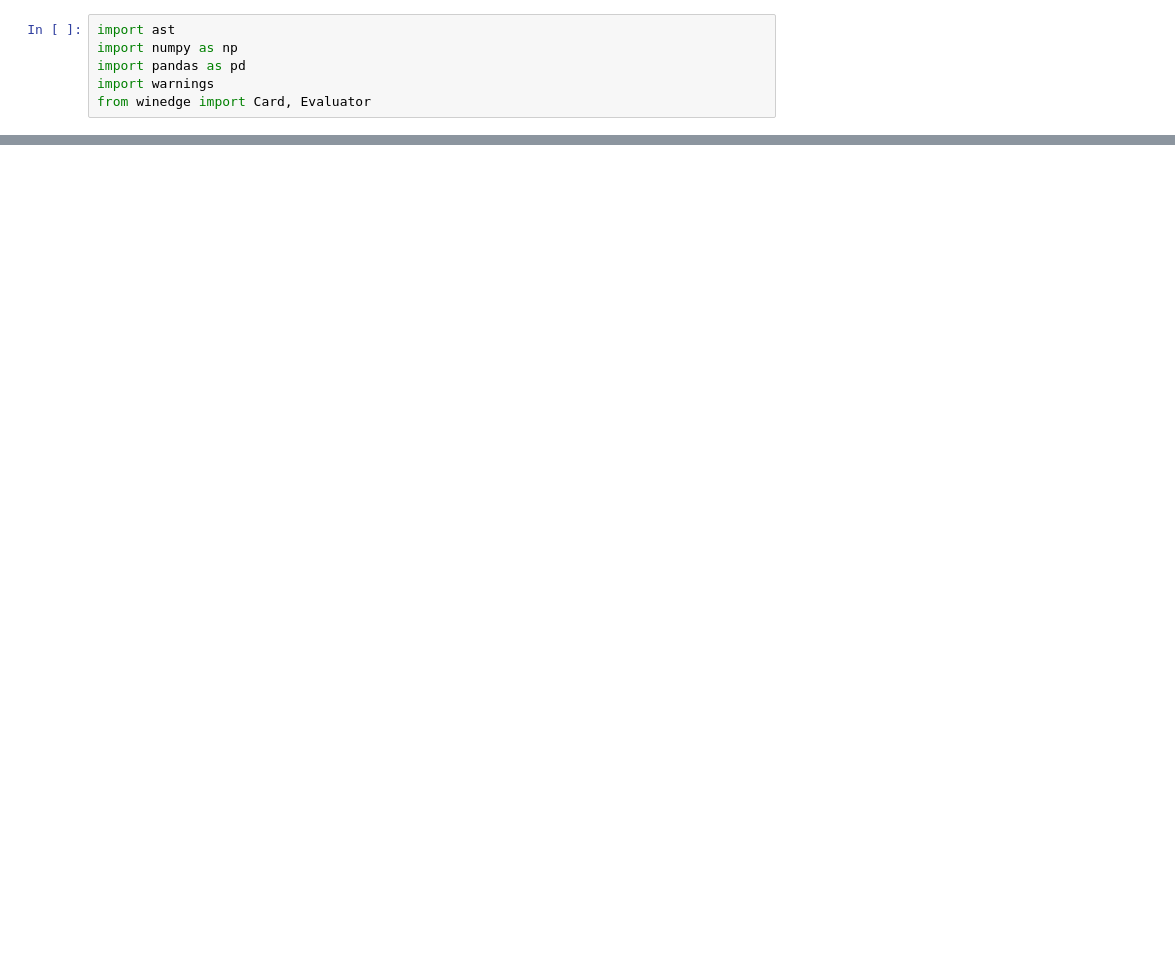
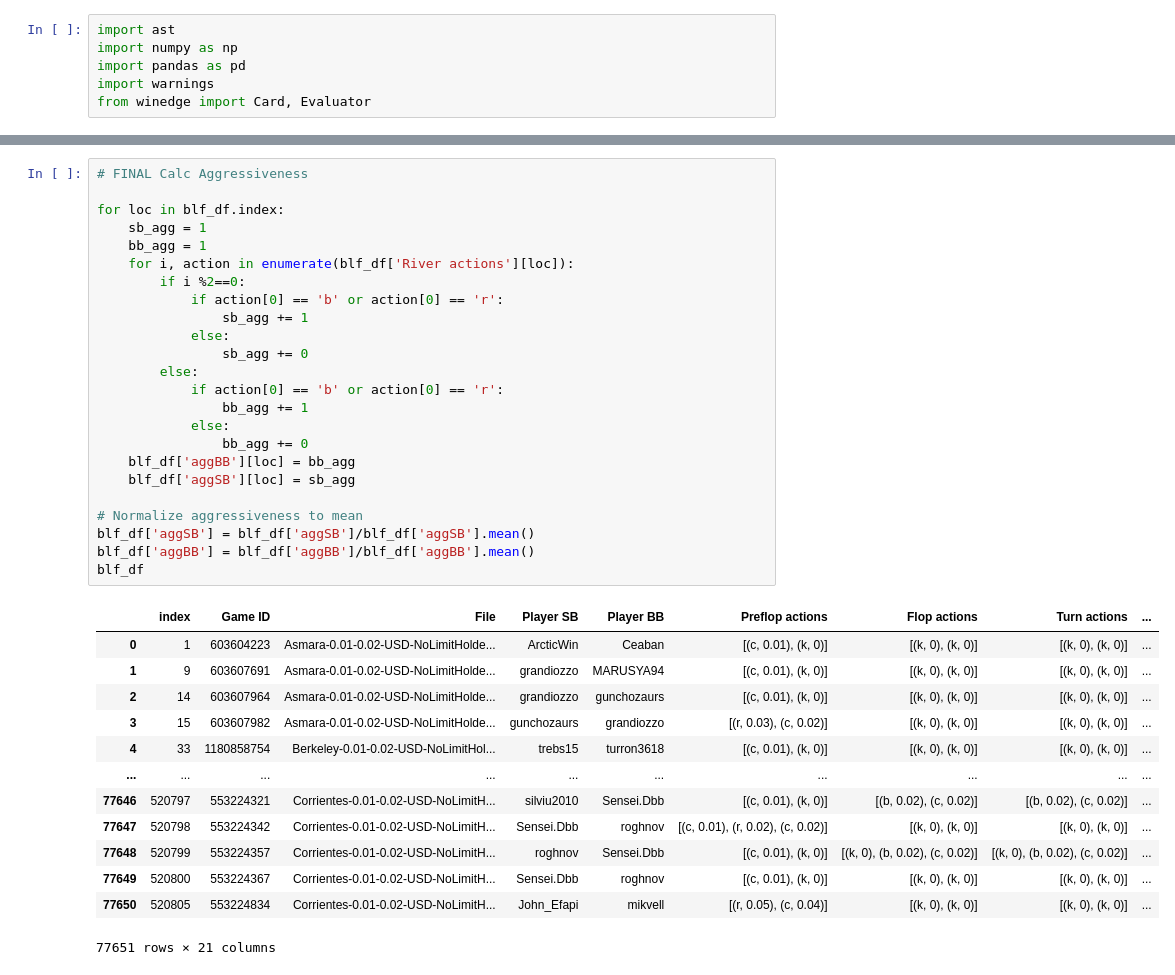
Before and after one commit to WinningEdge-AI/WinningEdge, a Jupyter notebook: bluff_metric_prototype.ipynb, the cells around one changed output, grey strips where cells are left out. Cells and saved outputs as stored; diff of their text form; blank space fills up the shorter version.

```diff
--- a/bluff_metric_prototype.ipynb
+++ b/bluff_metric_prototype.ipynb
@@ -105,3 +111,41 @@ board = [Card.new(card) for card in board_list]
 
 sb_per = eval.get_rank_percentage(eval.evaluate(handSB, board))
 bb_per = eval.get_rank_percentage(eval.evaluate(handBB, board))
+# %%
+# FINAL Calc Aggressiveness
+
+for loc in blf_df.index:
+    sb_agg = 1
+    bb_agg = 1
+    for i, action in enumerate(blf_df['River actions'][loc]):
+        if i %2==0:
+            if action[0] == 'b' or action[0] == 'r':
+                sb_agg += 1
+            else:
+                sb_agg += 0
+        else:
+            if action[0] == 'b' or action[0] == 'r':
+                bb_agg += 1
+            else:
+                bb_agg += 0
+    blf_df['aggBB'][loc] = bb_agg
+    blf_df['aggSB'][loc] = sb_agg
+
+# Normalize aggressiveness to mean
+blf_df['aggSB'] = blf_df['aggSB']/blf_df['aggSB'].mean()
+blf_df['aggBB'] = blf_df['aggBB']/blf_df['aggBB'].mean()
+blf_df
+# %% [output]
+|  | index | Game ID | File | Player SB | Player BB | Preflop actions | Flop actions | Turn actions | ... |
+| 0 | 1 | 603604223 | Asmara-0.01-0.02-USD-NoLimitHolde... | ArcticWin | Ceaban | [(c, 0.01), (k, 0)] | [(k, 0), (k, 0)] | [(k, 0), (k, 0)] | ... |
+| 1 | 9 | 603607691 | Asmara-0.01-0.02-USD-NoLimitHolde... | grandiozzo | MARUSYA94 | [(c, 0.01), (k, 0)] | [(k, 0), (k, 0)] | [(k, 0), (k, 0)] | ... |
+| 2 | 14 | 603607964 | Asmara-0.01-0.02-USD-NoLimitHolde... | grandiozzo | gunchozaurs | [(c, 0.01), (k, 0)] | [(k, 0), (k, 0)] | [(k, 0), (k, 0)] | ... |
+| 3 | 15 | 603607982 | Asmara-0.01-0.02-USD-NoLimitHolde... | gunchozaurs | grandiozzo | [(r, 0.03), (c, 0.02)] | [(k, 0), (k, 0)] | [(k, 0), (k, 0)] | ... |
+| 4 | 33 | 1180858754 | Berkeley-0.01-0.02-USD-NoLimitHol... | trebs15 | turron3618 | [(c, 0.01), (k, 0)] | [(k, 0), (k, 0)] | [(k, 0), (k, 0)] | ... |
+| ... | ... | ... | ... | ... | ... | ... | ... | ... | ... |
+| 77646 | 520797 | 553224321 | Corrientes-0.01-0.02-USD-NoLimitH... | silviu2010 | Sensei.Dbb | [(c, 0.01), (k, 0)] | [(b, 0.02), (c, 0.02)] | [(b, 0.02), (c, 0.02)] | ... |
+| 77647 | 520798 | 553224342 | Corrientes-0.01-0.02-USD-NoLimitH... | Sensei.Dbb | roghnov | [(c, 0.01), (r, 0.02), (c, 0.02)] | [(k, 0), (k, 0)] | [(k, 0), (k, 0)] | ... |
+| 77648 | 520799 | 553224357 | Corrientes-0.01-0.02-USD-NoLimitH... | roghnov | Sensei.Dbb | [(c, 0.01), (k, 0)] | [(k, 0), (b, 0.02), (c, 0.02)] | [(k, 0), (b, 0.02), (c, 0.02)] | ... |
+| 77649 | 520800 | 553224367 | Corrientes-0.01-0.02-USD-NoLimitH... | Sensei.Dbb | roghnov | [(c, 0.01), (k, 0)] | [(k, 0), (k, 0)] | [(k, 0), (k, 0)] | ... |
+| 77650 | 520805 | 553224834 | Corrientes-0.01-0.02-USD-NoLimitH... | John_Efapi | mikvell | [(r, 0.05), (c, 0.04)] | [(k, 0), (k, 0)] | [(k, 0), (k, 0)] | ... |
+77651 rows × 21 columns
```
Also changed, not shown: parts of 5 cells of this notebook.
